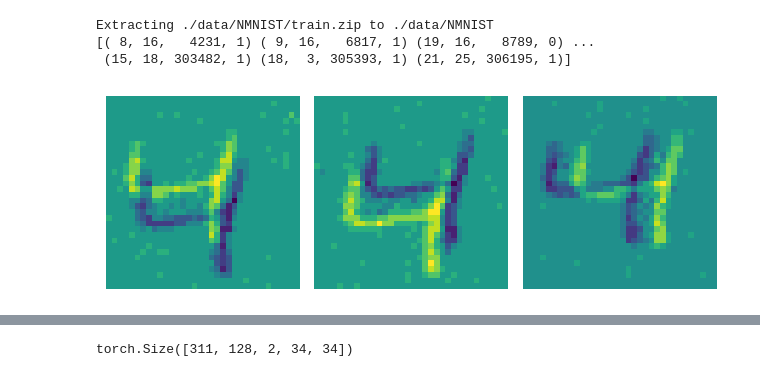
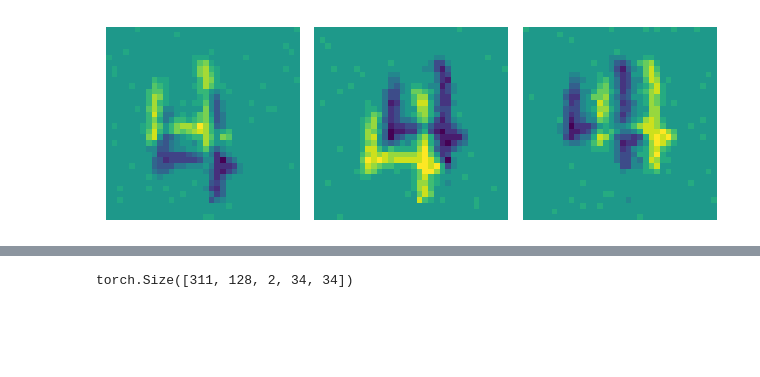
Before and after one commit to dennisripp/spiking_time_signature, a Jupyter notebook: neuromorphic_dataset.ipynb, the cells around one changed output, grey strips where cells are left out. Drawn from its saved outputs; the diff is of its cells as text; code cells hidden in the pictures; blank space fills up the shorter version.

```diff
--- a/neuromorphic_dataset.ipynb
+++ b/neuromorphic_dataset.ipynb
@@ -6,9 +6,12 @@
 #  Using Tonic to Load Neuromorphic Datasets
 
 import tonic
+import random
 
 dataset = tonic.datasets.NMNIST(save_to='./data', train=True)
-events, target = dataset[0]
+rand_ind = random.randint(0, len(dataset) - 1)
+events, target = dataset[rand_ind]
+
 
 
 # Each row corresponds to a single event, which consists of four parameters: (x-coordinate, y-coordinate, timestamp, polarity).
@@ -21,7 +25,4 @@ Downloading https://prod-dcd-datasets-public-files-eu-west-1.s3.eu-west-1.amazon
-Extracting ./data/NMNIST/train.zip to ./data/NMNIST
-[( 8, 16,   4231, 1) ( 9, 16,   6817, 1) (19, 16,   8789, 0) ...
- (15, 18, 303482, 1) (18,  3, 305393, 1) (21, 25, 306195, 1)]
-[figure, old version]
+[figure, new version]
 # %%
 # However, neural nets don’t take lists of events as input.
 # The raw data must be converted into a suitable representation, such as a tensor.
```
Also changed, not shown: parts of 8 cells of this notebook.
